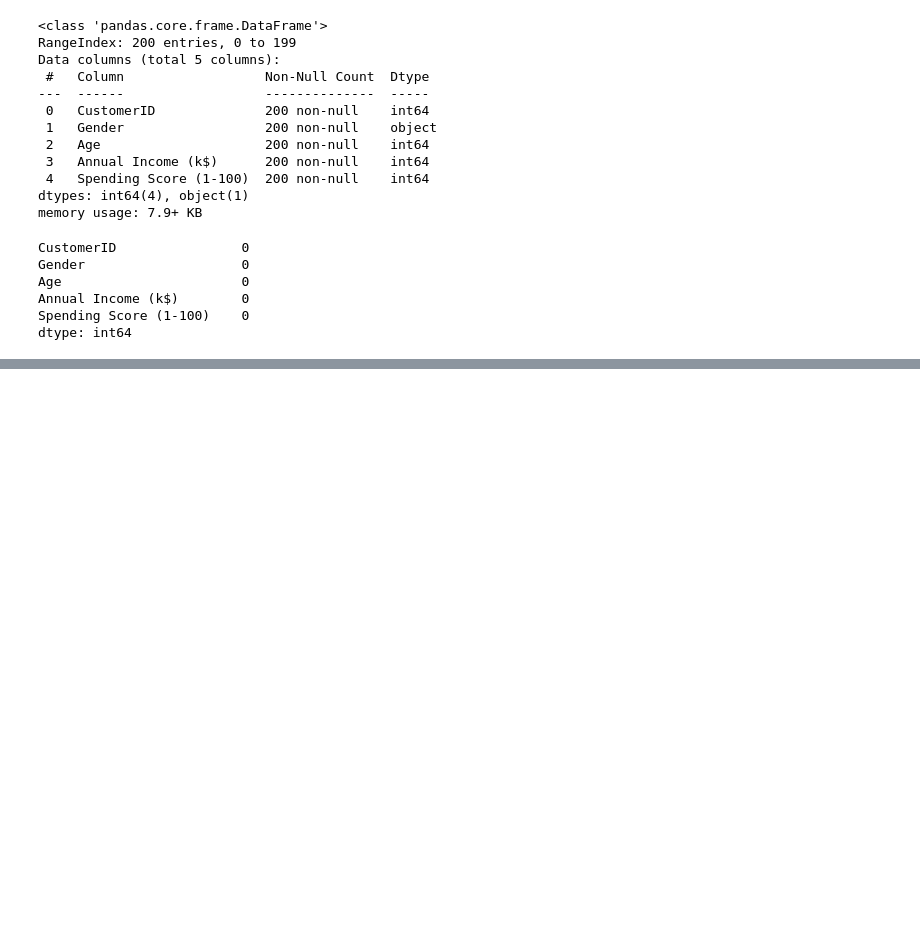
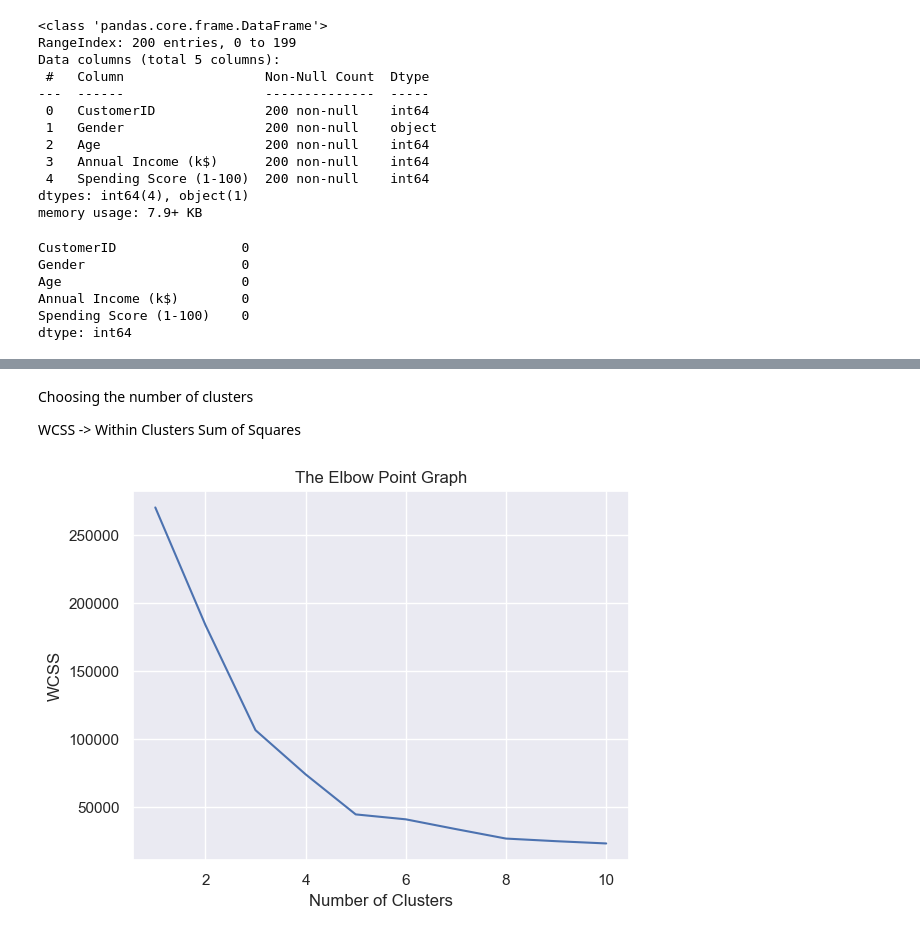
Before and after one commit to RandomRohit-hub/Customer-Segmentation-Prediction, a Jupyter notebook: Untitled.ipynb, the cells around one changed output, grey strips where cells are left out. Saved outputs shown, nothing was run; the diff lists cells and outputs as text; code cells hidden in the pictures; blank space fills up the shorter version.

```diff
--- a/Untitled.ipynb
+++ b/Untitled.ipynb
@@ -48,0 +69,25 @@ x=customer_data.iloc[:,[3,4]].values
+# %% [markdown]
+Choosing the number of clusters
+
+WCSS -> Within Clusters Sum of Squares
+# %%
+# finding wcss value for different number of clusters
+
+wcss = []
+
+for i in range(1,11):
+  kmeans = KMeans(n_clusters=i, init='k-means++', random_state=42)
+  kmeans.fit(x)
+
+  wcss.append(kmeans.inertia_)
+# %%
+# plot an elbow graph
+
+sns.set()
+plt.plot(range(1,11), wcss)
+plt.title('The Elbow Point Graph')
+plt.xlabel('Number of Clusters')
+plt.ylabel('WCSS')
+plt.show()
+# %% [output]
+[figure, added]
```
Also changed, not shown: parts of 1 cell of this notebook.
